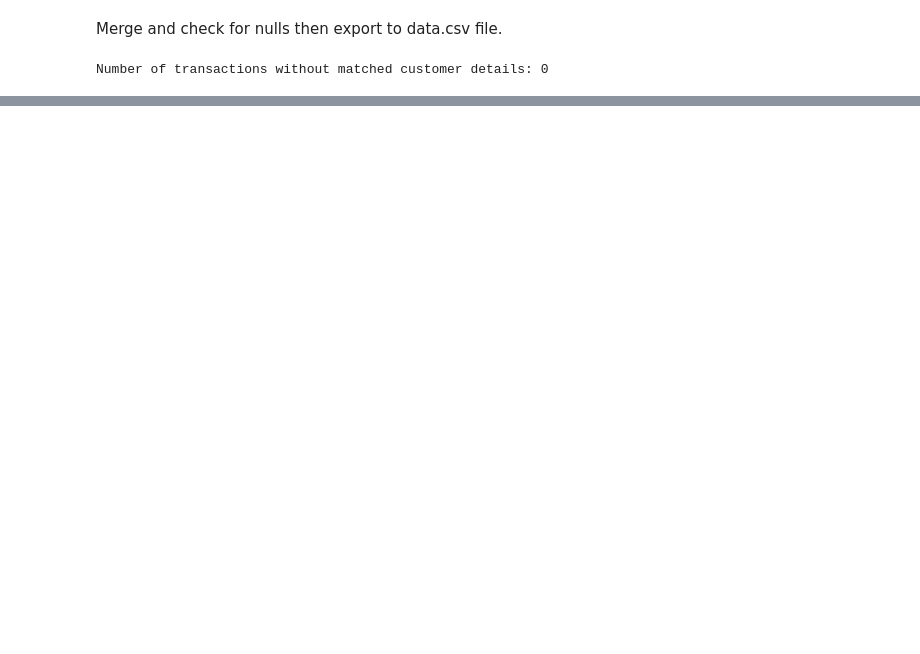
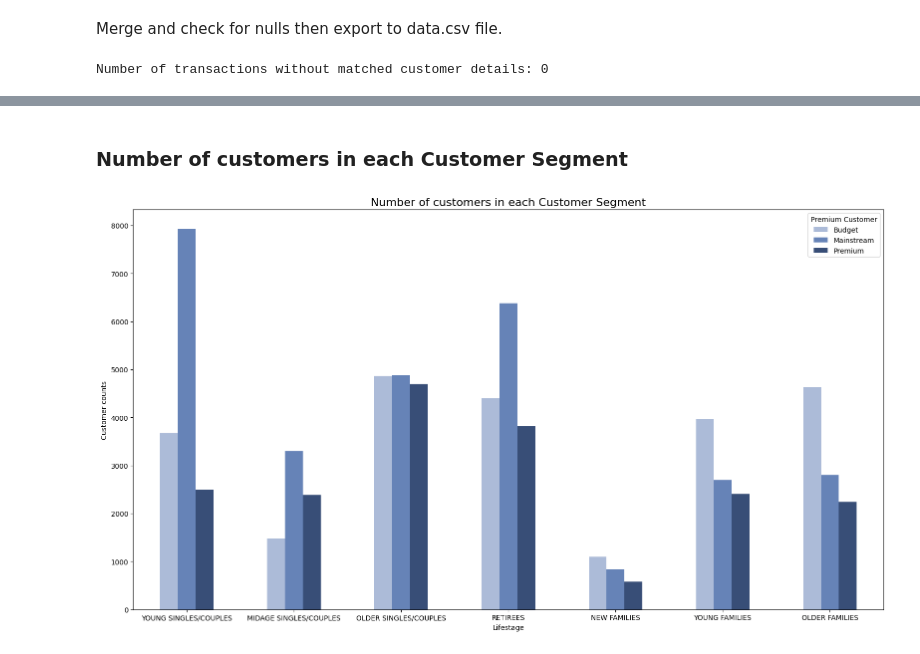
Before and after one commit to hrule/Quantium-Data-Analysis, a Jupyter notebook: Task 1/task1.ipynb, the cells around one changed output, grey strips where cells are left out. Drawn from its saved outputs; the diff is of its cells as text; code cells hidden in the pictures; blank space fills up the shorter version.

```diff
--- a/Task 1/task1.ipynb
+++ b/Task 1/task1.ipynb
@@ -597,0 +573,23 @@ NameError: name 'plt' is not defined
+# %% [markdown]
+### Number of customers in each Customer Segment
+# %%
+unique_customers = data.drop_duplicates(subset=['LYLTY_CARD_NBR'])
+
+cust_counts = unique_customers.groupby(['LIFESTAGE', 'PREMIUM_CUSTOMER']).size().reset_index(name='COUNT')
+cust_counts['LIFESTAGE'] = pd.Categorical(cust_counts['LIFESTAGE'], categories=lifestage_ordering, ordered=True)
+cust_counts = cust_counts.sort_values(by='LIFESTAGE').reset_index(drop=True)
+# %%
+pivot_cust_counts = cust_counts.pivot(index="LIFESTAGE", columns="PREMIUM_CUSTOMER", values="COUNT")
+
+colors = ["#ACBBD8", "#6683B7", "#384E77"]
+
+pivot_cust_counts.plot(kind="bar", figsize=(16, 9), color=colors)
+plt.title("Number of customers in each Customer Segment", fontsize=16)
+plt.xlabel("Lifestage")
+plt.ylabel("Customer counts")
+plt.xticks(rotation=0)
+plt.legend(title="Premium Customer", fontsize=10)
+plt.tight_layout()
+plt.show()
+# %% [output]
+[figure, added]
```
Also changed, not shown: parts of 136 cells of this notebook, 1 other file.
